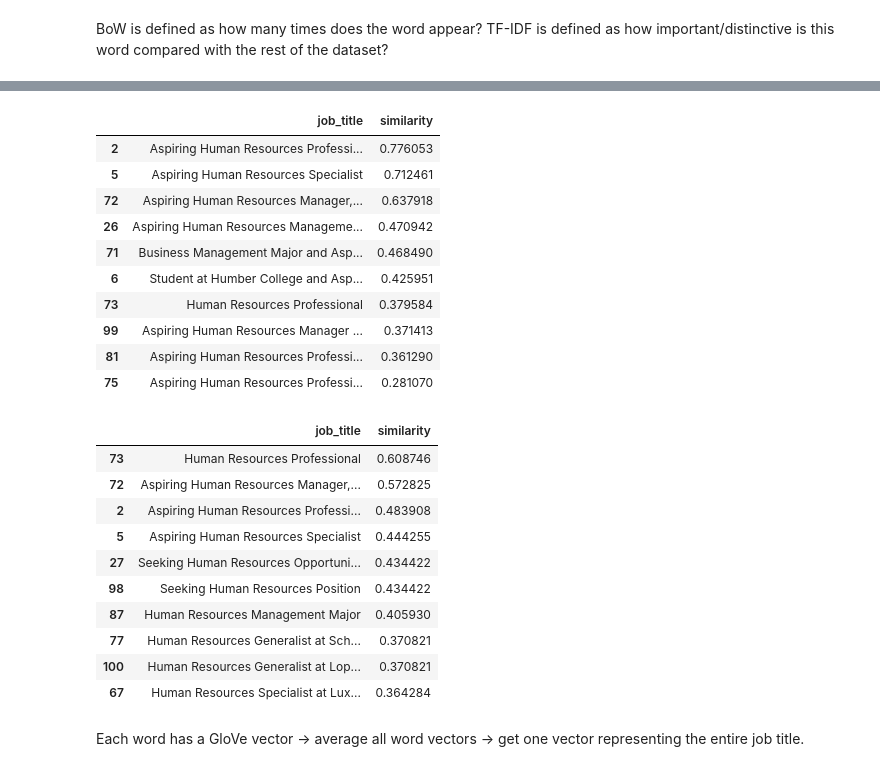
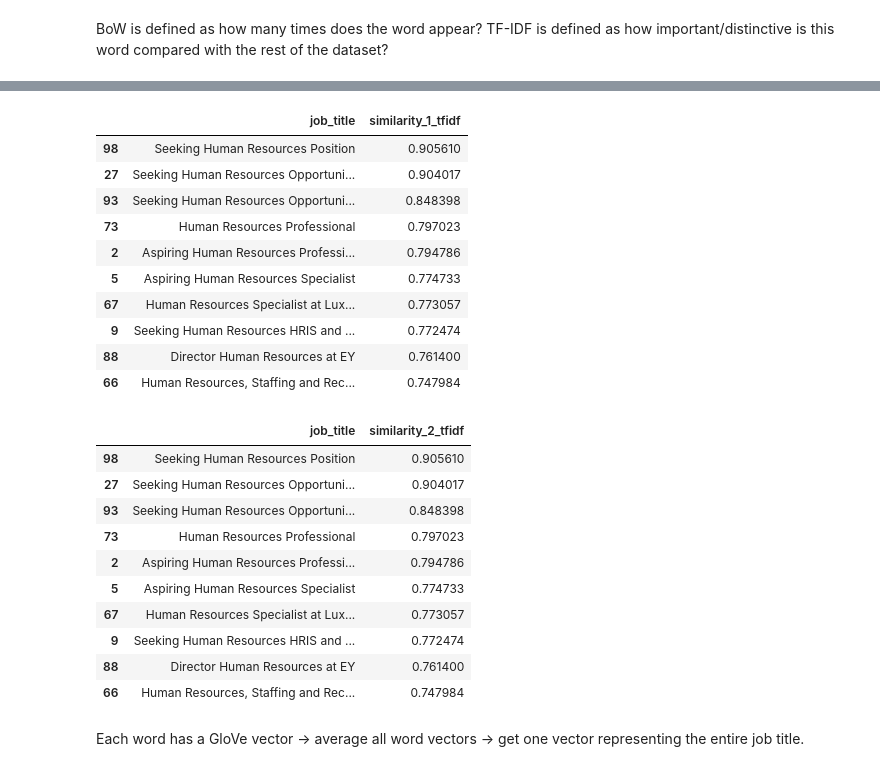
Before and after one commit to safwt-data/QwnYr0x6YtL8f4mY, a Jupyter notebook: notebooks/notebook_1.ipynb, the cells around one changed output, grey strips where cells are left out. Cells and saved outputs as stored; diff of their text form; code cells hidden in the pictures.

```diff
--- a/notebooks/notebook_1.ipynb
+++ b/notebooks/notebook_1.ipynb
@@ -194,11 +194,9 @@ y2 = vectorizer_bow.transform([measure_rank_2])
 score_1 = cosine_similarity(y1, X)
 score_2 = cosine_similarity(y2, X)
 # %%
-df["similarity"] = score_1.flatten()
-# turns a multi-dimensional NumPy array into a one-dimensional array
-
-df[["job_title", "similarity"]].sort_values(
-    by="similarity",
+df["similarity_1_bow"] = score_2.flatten()
+df[df["similarity_1_bow"]>0.4][["job_title", "similarity_1_bow"]].sort_values(
+    by="similarity_1_bow",
     ascending=False
 ).head(10)
 # %% [output]
@@ -216,9 +214,7 @@ df[["job_title", "similarity"]].sort_values(
 # %%
-df["similarity"] = score_2.flatten()
-# turns a multi-dimensional NumPy array into a one-dimensional array
-
-df[["job_title", "similarity"]].sort_values(
-    by="similarity",
+df["similarity_2_bow"] = score_2.flatten()
+df[df["similarity_2_bow"]>0.4][["job_title", "similarity_2_bow"]].sort_values(
+    by="similarity_2_bow",
     ascending=False
 ).head(10)
 # %% [output]
@@ -243,45 +239,41 @@ y2 = vectorizer_tfidf.transform([measure_rank_2])
 score_1 = cosine_similarity(y1, X)
 score_2 = cosine_similarity(y2, X)
 # %%
-df["similarity"] = score_1.flatten()
-# turns a multi-dimensional NumPy array into a one-dimensional array
-
-df[["job_title", "similarity"]].sort_values(
-    by="similarity",
+df["similarity_1_tfidf"] = score_2.flatten()
+df[df["similarity_1_tfidf"]>0.4][["job_title", "similarity_1_tfidf"]].sort_values(
+    by="similarity_1_tfidf",
     ascending=False
 ).head(10)
 # %% [output]
-|  | job_title | similarity |
-| 2 | Aspiring Human Resources Professi... | 0.776053 |
-| 5 | Aspiring Human Resources Specialist | 0.712461 |
-| 72 | Aspiring Human Resources Manager,... | 0.637918 |
-| 26 | Aspiring Human Resources Manageme... | 0.470942 |
-| 71 | Business Management Major and Asp... | 0.468490 |
-| 6 | Student at Humber College and Asp... | 0.425951 |
-| 73 | Human Resources Professional | 0.379584 |
-| 99 | Aspiring Human Resources Manager ... | 0.371413 |
-| 81 | Aspiring Human Resources Professi... | 0.361290 |
-| 75 | Aspiring Human Resources Professi... | 0.281070 |
+|  | job_title | similarity_1_tfidf |
+| 98 | Seeking Human Resources Position | 0.905610 |
+| 27 | Seeking Human Resources Opportuni... | 0.904017 |
+| 93 | Seeking Human Resources Opportuni... | 0.848398 |
+| 73 | Human Resources Professional | 0.797023 |
+| 2 | Aspiring Human Resources Professi... | 0.794786 |
+| 5 | Aspiring Human Resources Specialist | 0.774733 |
+| 67 | Human Resources Specialist at Lux... | 0.773057 |
+| 9 | Seeking Human Resources HRIS and ... | 0.772474 |
+| 88 | Director Human Resources at EY | 0.761400 |
+| 66 | Human Resources, Staffing and Rec... | 0.747984 |
 # %%
-df["similarity"] = score_2.flatten()
-# turns a multi-dimensional NumPy array into a one-dimensional array
-
-df[["job_title", "similarity"]].sort_values(
-    by="similarity",
+df["similarity_2_tfidf"] = score_2.flatten()
+df[df["similarity_2_tfidf"]>0.4][["job_title", "similarity_2_tfidf"]].sort_values(
+    by="similarity_2_tfidf",
     ascending=False
 ).head(10)
 # %% [output]
-|  | job_title | similarity |
-| 73 | Human Resources Professional | 0.608746 |
-| 72 | Aspiring Human Resources Manager,... | 0.572825 |
-| 2 | Aspiring Human Resources Professi... | 0.483908 |
-| 5 | Aspiring Human Resources Specialist | 0.444255 |
-| 27 | Seeking Human Resources Opportuni... | 0.434422 |
-| 98 | Seeking Human Resources Position | 0.434422 |
-| 87 | Human Resources Management Major | 0.405930 |
-| 77 | Human Resources Generalist at Sch... | 0.370821 |
-| 100 | Human Resources Generalist at Lop... | 0.370821 |
-| 67 | Human Resources Specialist at Lux... | 0.364284 |
+|  | job_title | similarity_2_tfidf |
+| 98 | Seeking Human Resources Position | 0.905610 |
+| 27 | Seeking Human Resources Opportuni... | 0.904017 |
+| 93 | Seeking Human Resources Opportuni... | 0.848398 |
+| 73 | Human Resources Professional | 0.797023 |
+| 2 | Aspiring Human Resources Professi... | 0.794786 |
+| 5 | Aspiring Human Resources Specialist | 0.774733 |
+| 67 | Human Resources Specialist at Lux... | 0.773057 |
+| 9 | Seeking Human Resources HRIS and ... | 0.772474 |
+| 88 | Director Human Resources at EY | 0.761400 |
+| 66 | Human Resources, Staffing and Rec... | 0.747984 |
 # %%
 #%pip install gensim
 import gensim.downloader as api
```
Also changed, not shown: parts of 16 cells of this notebook.
